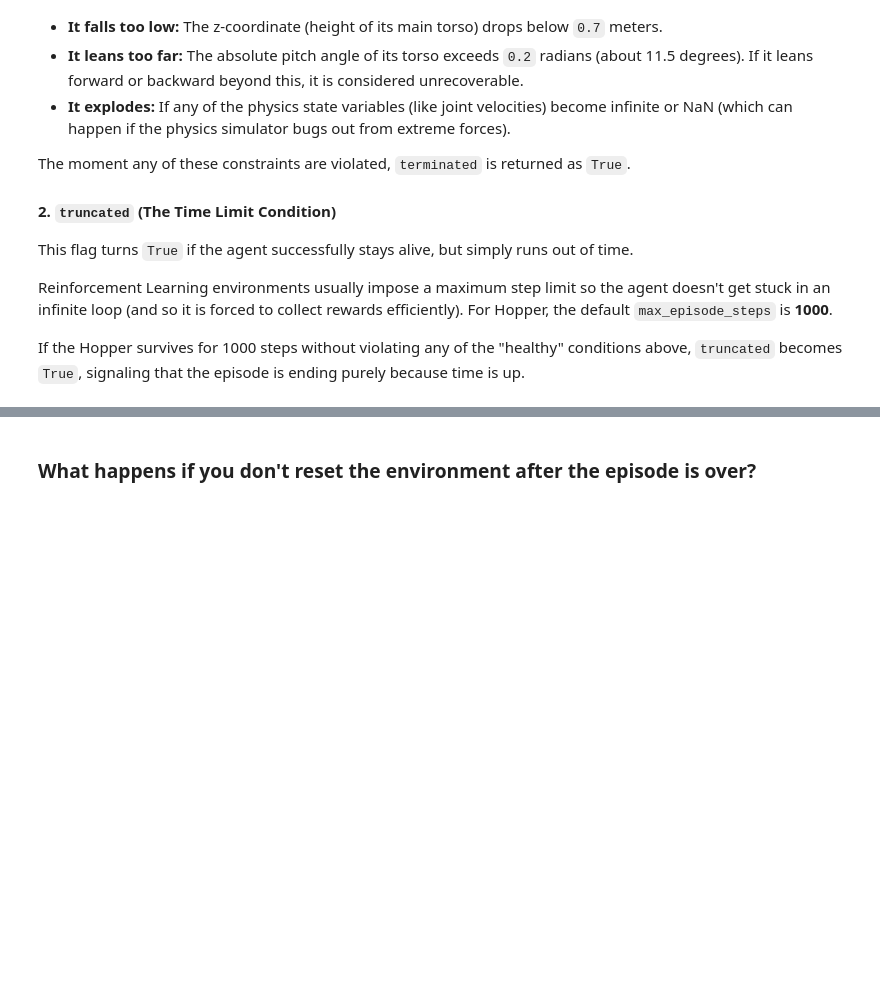
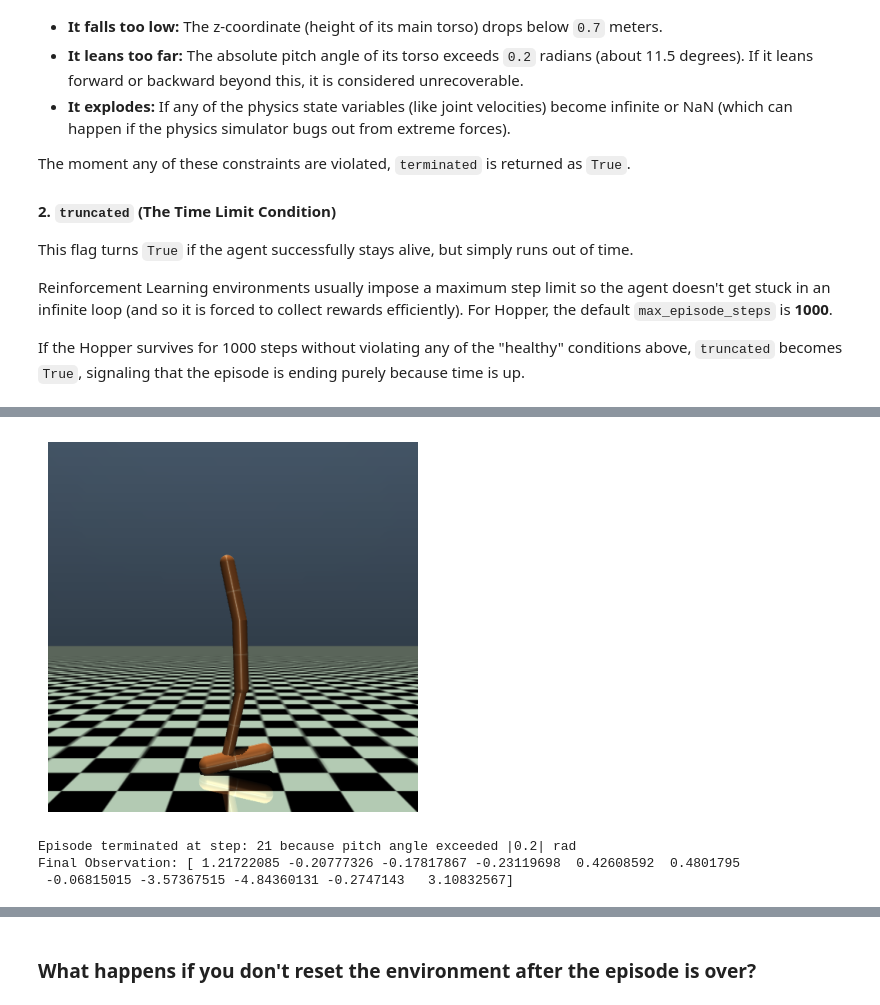
Before and after one commit to AgricolaC/FAIML-RL-26, a Jupyter notebook: part1/colab_template/test_random_policy.ipynb, the cells around one changed output, grey strips where cells are left out. Saved outputs shown, nothing was run; the diff lists cells and outputs as text; code cells hidden in the pictures; blank space fills up the shorter version.

```diff
--- a/part1/colab_template/test_random_policy.ipynb
+++ b/part1/colab_template/test_random_policy.ipynb
@@ -181,0 +143,70 @@ Final Observation: [ 1.24938878e+00  3.58597920e-03  1.97368029e-03 -4.05822652e
+# %%
+env = gym.make('Hopper-v4', render_mode='rgb_array')
+
+heights = []
+pitches = []
+steps = []
+
+reason = "Unknown"
+
+# FIX 1: Change 'observation' to 'obs'
+obs, _ = env.reset(seed=SEED)
+
+for step_count in range(200):
+
+    # Record the observation before taking the action
+    heights.append(obs[0])
+    pitches.append(obs[1])
+    steps.append(step_count)
+
+    action = env.action_space.sample()
+
+    try:
+        obs, reward, terminated, truncated, info = env.step(action)
+    except Exception as e:
+        print(f"Simulation stopped early: {e}")
+        break
+
+    frame = env.render()
+
+    clear_output(wait=True)
+    plt.imshow(frame)
+    plt.axis('off')
+    plt.show()
+
+    if terminated:
+        # Record the final "terminal" observation
+        heights.append(obs[0])
+        pitches.append(obs[1])
+        # FIX 2: We took a step, so this represents the next timestep
+        steps.append(step_count + 1)
+
+        if not np.isfinite(obs).all():
+            reason = "of physics Explosion (NaN/Inf)"
+        elif obs[0] < 0.7:
+            reason = "height dropped below 0.7m"
+        elif abs(obs[1]) > 0.2:
+            reason = "pitch angle exceeded |0.2| rad"
+        else:
+            reason = "of other/out of bounds state"
+
+        print(f"Episode terminated at step: {step_count} because {reason}")
+        # FIX 3: Change observation to obs here so it prints the final state
+        print(f"Final Observation: {obs}")
+
+        break
+
+    if truncated:
+        heights.append(obs[0])
+        pitches.append(obs[1])
+        steps.append(step_count + 1)
+        reason = "(Time limit of 1000 steps reached)"
+        print(f'Episode TRUNCATED at step {step_count} {reason}.')
+        break
+
+env.close()
+# %% [output]
+[figure, added]
+Episode terminated at step: 21 because pitch angle exceeded |0.2| rad
+Final Observation: [ 1.21722085 -0.20777326 -0.17817867 -0.23119698  0.42608592  0.4801795
+ -0.06815015 -3.57367515 -4.84360131 -0.2747143   3.10832567]
```
Also changed, not shown: parts of 5 cells of this notebook.
